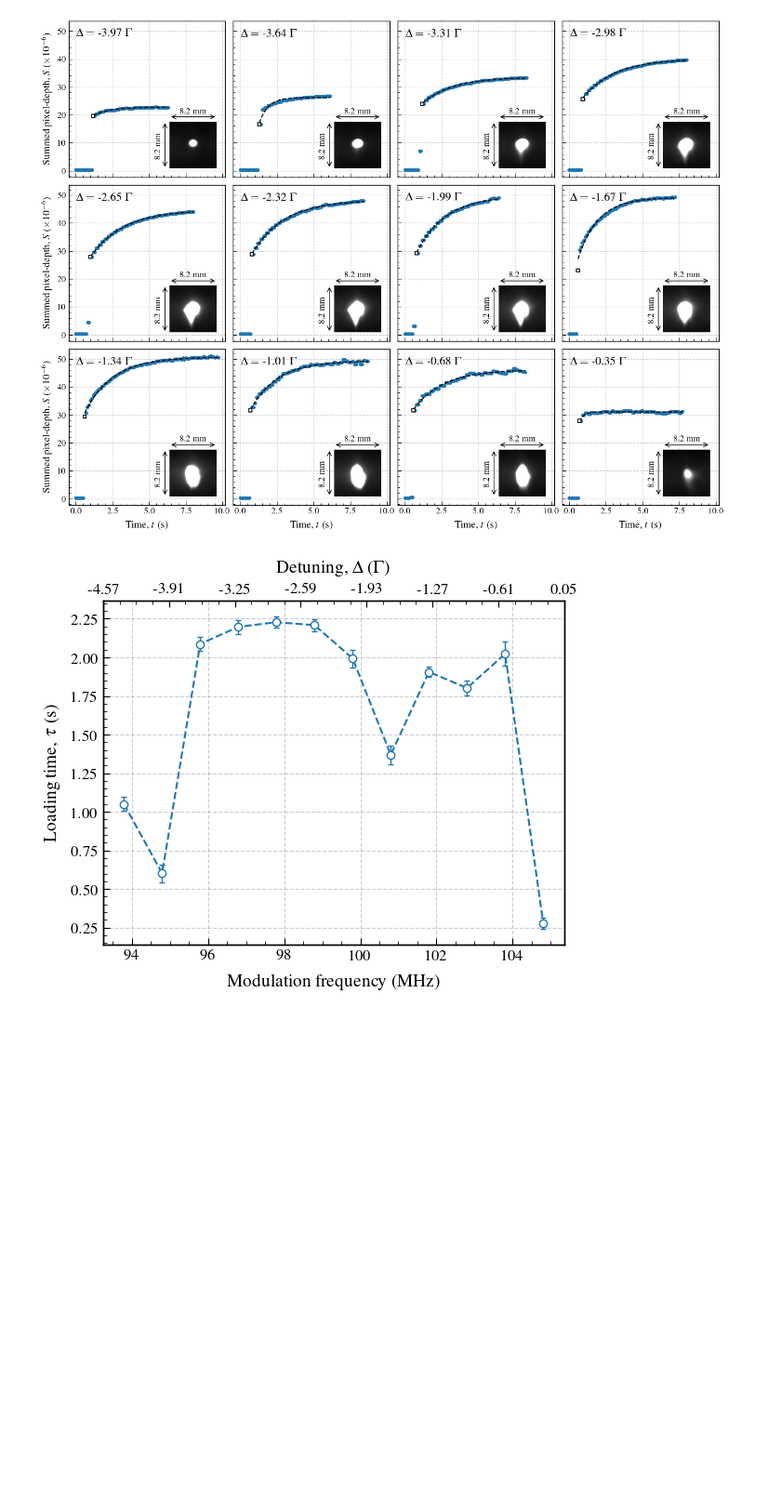
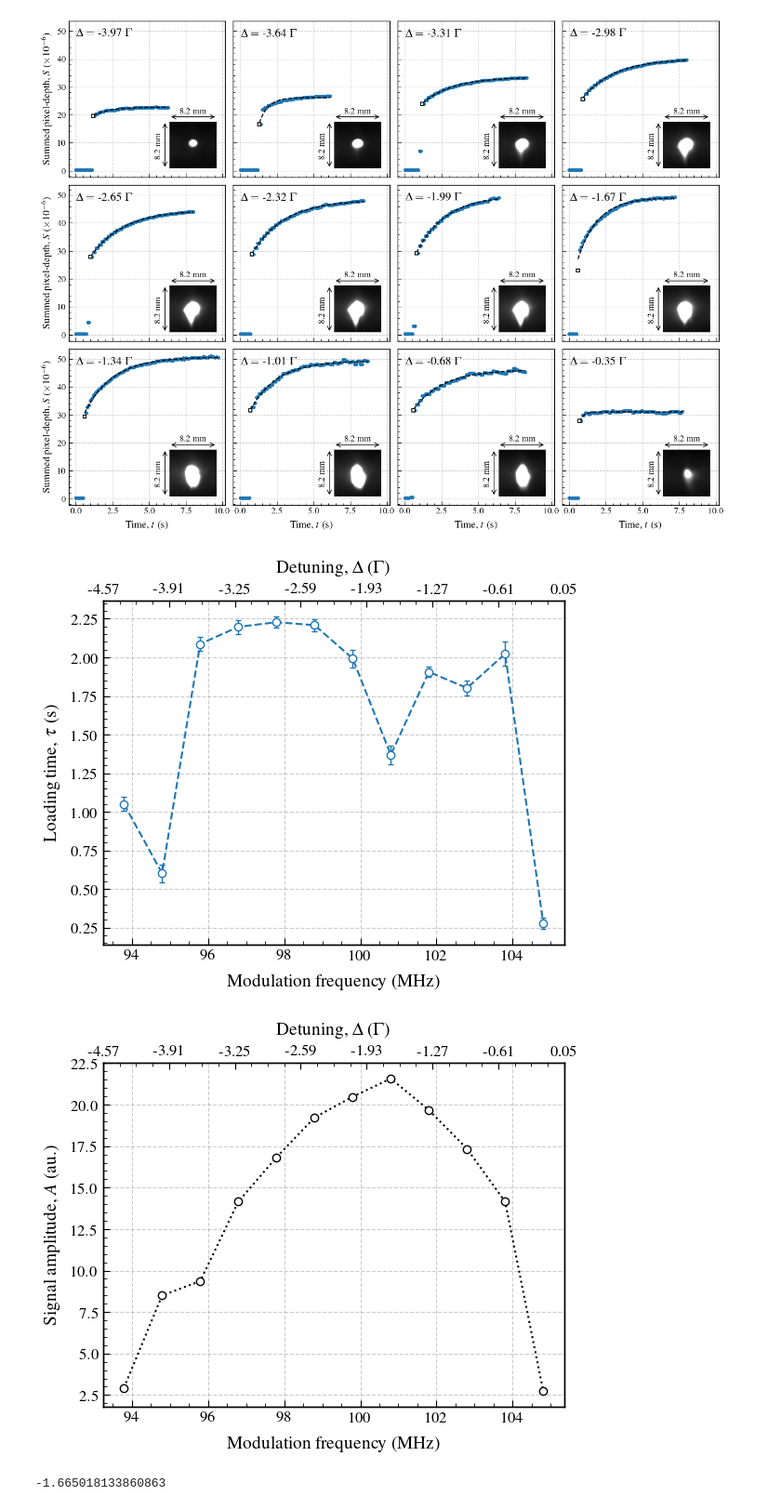
Before and after one commit to nrneubert/AEIEP, a Jupyter notebook: MOT/detuning.ipynb, the cells around one changed output. Shown: that part at 93% size. Saved outputs shown, nothing was run; the diff lists cells and outputs as text; code cells hidden in the pictures; blank space fills up the shorter version.

```diff
--- a/MOT/detuning.ipynb
+++ b/MOT/detuning.ipynb
@@ -84,6 +84,8 @@ fig.subplots_adjust(wspace=0.05, hspace=0.05)
 
 axs_flat = axs.flatten()
 
+As = []
+A_sigs = []
 taus = []
 tau_sigs = []
 
@@ -112,6 +114,9 @@ for i, path in enumerate(path_to_folders) :
     axs_flat[i].plot(dts[start0], summed_depths[start0], marker='s', markeredgecolor='k', markerfacecolor='white', markeredgewidth=1.25, markersize=5)
 
     axs_flat[i].grid(alpha=0.4)
+
+    As.append(popt[0])
+    A_sigs.append(np.sqrt(np.diag(pcov)[0]))
 
     taus.append(popt[1])
     tau_sigs.append(np.sqrt(np.diag(pcov)[1]))
@@ -182,3 +187,31 @@ ax.grid(alpha=0.4)
 fig.savefig("./Figures/detuning_vs_loading_time.png", format='png', bbox_inches='tight', dpi=400)
 # %% [output]
 [figure]
+# %%
+fig, ax = plt.subplots()
+
+ax.errorbar(aom_freqs, As, fmt='o', linestyle='', markeredgecolor='k', markerfacecolor='w', elinewidth=1.0, capsize=2)
+ax.plot(aom_freqs, As, 'k:')
+
+ax_top = ax.twiny()
+ax_top.set_xlim(ax.get_xlim())  # Sync limits with bottom axis
+
+lower_ticks = ax.get_xticks()
+detuning_ticks = frequencies_to_detunings(lower_ticks)
+
+ax_top.set_xticks(lower_ticks)
+ax_top.set_xticklabels([f'{d:.2f}' for d in detuning_ticks])
+
+ax_top.set_xlabel(rf'Detuning, $\Delta$ ($\Gamma$)')
+ax.set_xlabel("Modulation frequency (MHz)")
+ax.set_ylabel("Signal amplitude, $A$ (au.)")
+ax.grid(alpha=0.4)
+
+fig.savefig("./Figures/detuning_vs_amplitude.png", format='png', bbox_inches='tight', dpi=400)
+# %% [output]
+[figure, added]
+# %%
+i = (np.argmax(As))
+print(detunings[i])
+# %% [output]
+-1.665018133860863
```
Also changed, not shown: 10 other files.
